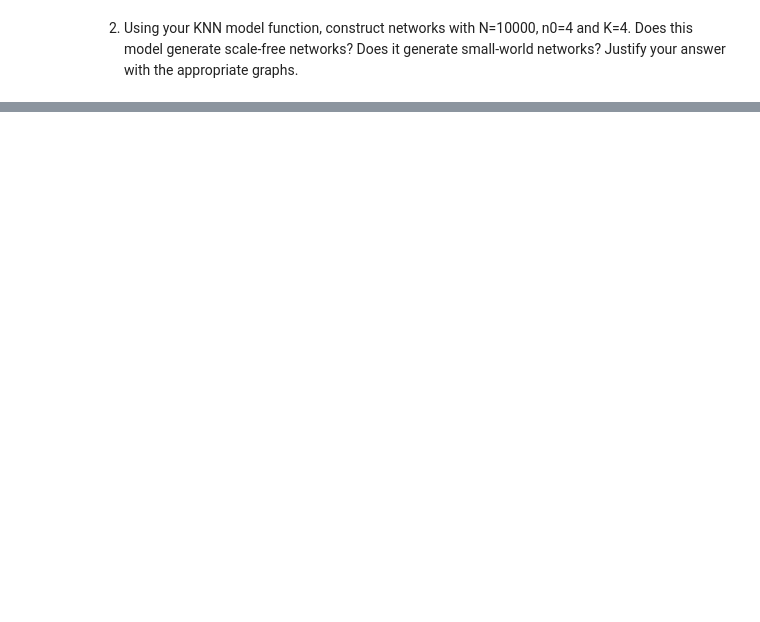
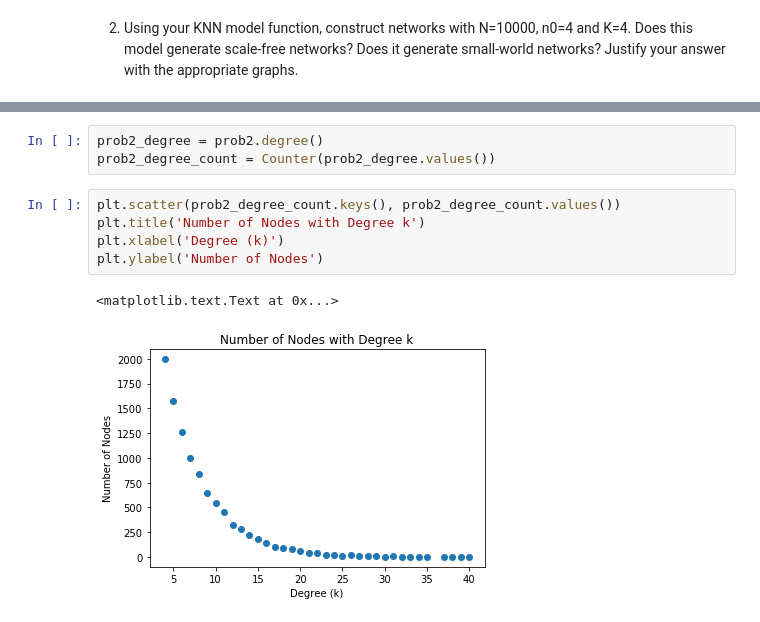
Before and after one commit to NicholasAKovacs/CS7280_NetSci, a Jupyter notebook: Homework2/Homework2_Problem3.ipynb, the cells around one changed output, grey strips where cells are left out. Drawn from its saved outputs; the diff is of its cells as text; blank space fills up the shorter version.

```diff
--- a/Homework2/Homework2_Problem3.ipynb
+++ b/Homework2/Homework2_Problem3.ipynb
@@ -223,0 +78,11 @@ def add_node_in_square_randomly (num_nodes):
+# %%
+prob2_degree = prob2.degree()
+prob2_degree_count = Counter(prob2_degree.values())
+# %%
+plt.scatter(prob2_degree_count.keys(), prob2_degree_count.values())
+plt.title('Number of Nodes with Degree k')
+plt.xlabel('Degree (k)')
+plt.ylabel('Number of Nodes')
+# %% [output]
+<matplotlib.text.Text at 0x...>
+[figure, added]
```
Also changed, not shown: parts of 36 cells of this notebook.
